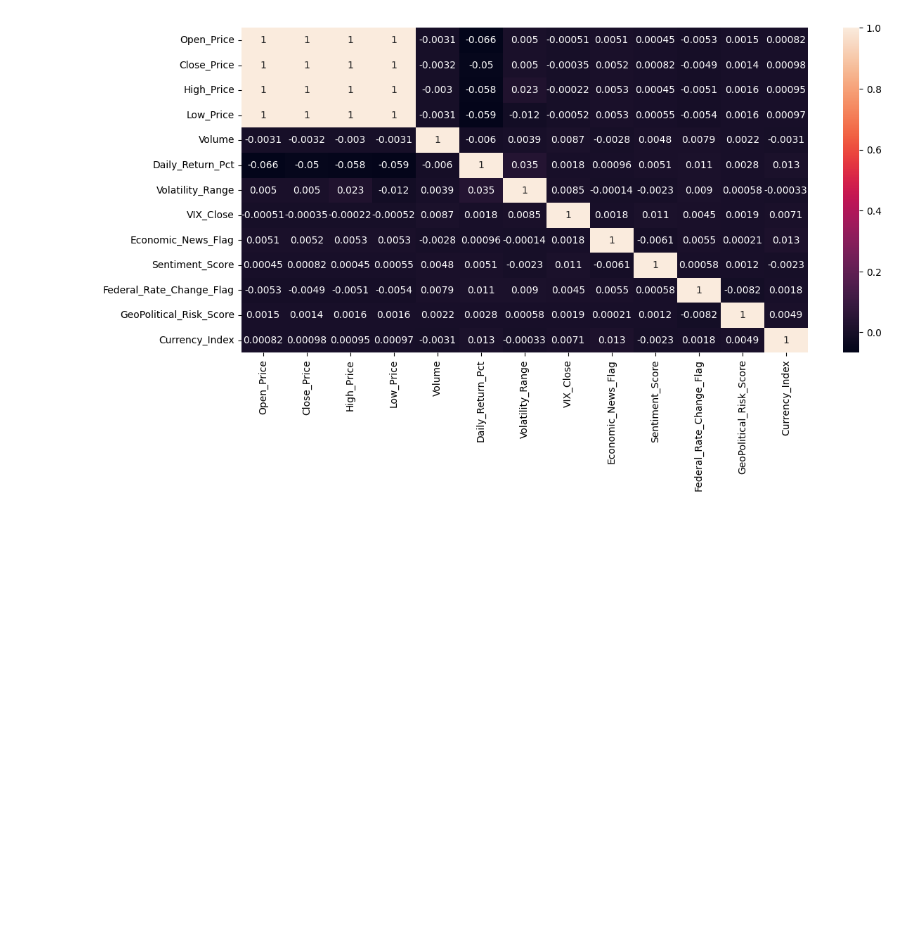
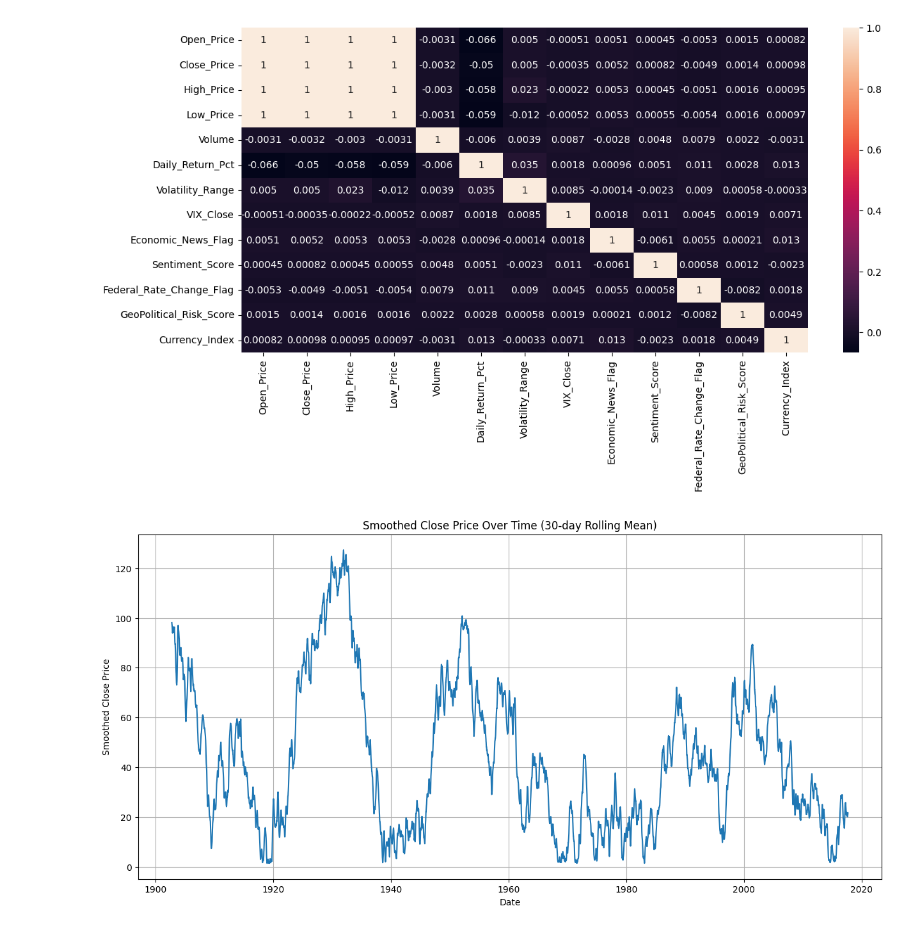
Before and after one commit to kxrrym03/Market-Trends, a Jupyter notebook: Market_Trends.ipynb, the cells around one changed output. Drawn from its saved outputs; the diff is of its cells as text; code cells hidden in the pictures; blank space fills up the shorter version.

```diff
--- a/Market_Trends.ipynb
+++ b/Market_Trends.ipynb
@@ -94,3 +94,16 @@ sns.heatmap(df.corr(numeric_only=True), annot=True)
 # %% [output]
 <Axes: >
 [figure]
+# %%
+df['Date'] = pd.to_datetime(df['Date'])
+df['Close_Price_SMA'] = df['Close_Price'].rolling(window=30).mean()
+
+plt.figure(figsize=(15, 7))
+sns.lineplot(x='Date', y='Close_Price_SMA', data=df)
+plt.title('Smoothed Close Price Over Time (30-day Rolling Mean)')
+plt.xlabel('Date')
+plt.ylabel('Smoothed Close Price')
+plt.grid(True)
+plt.show()
+# %% [output]
+[figure, added]
```
